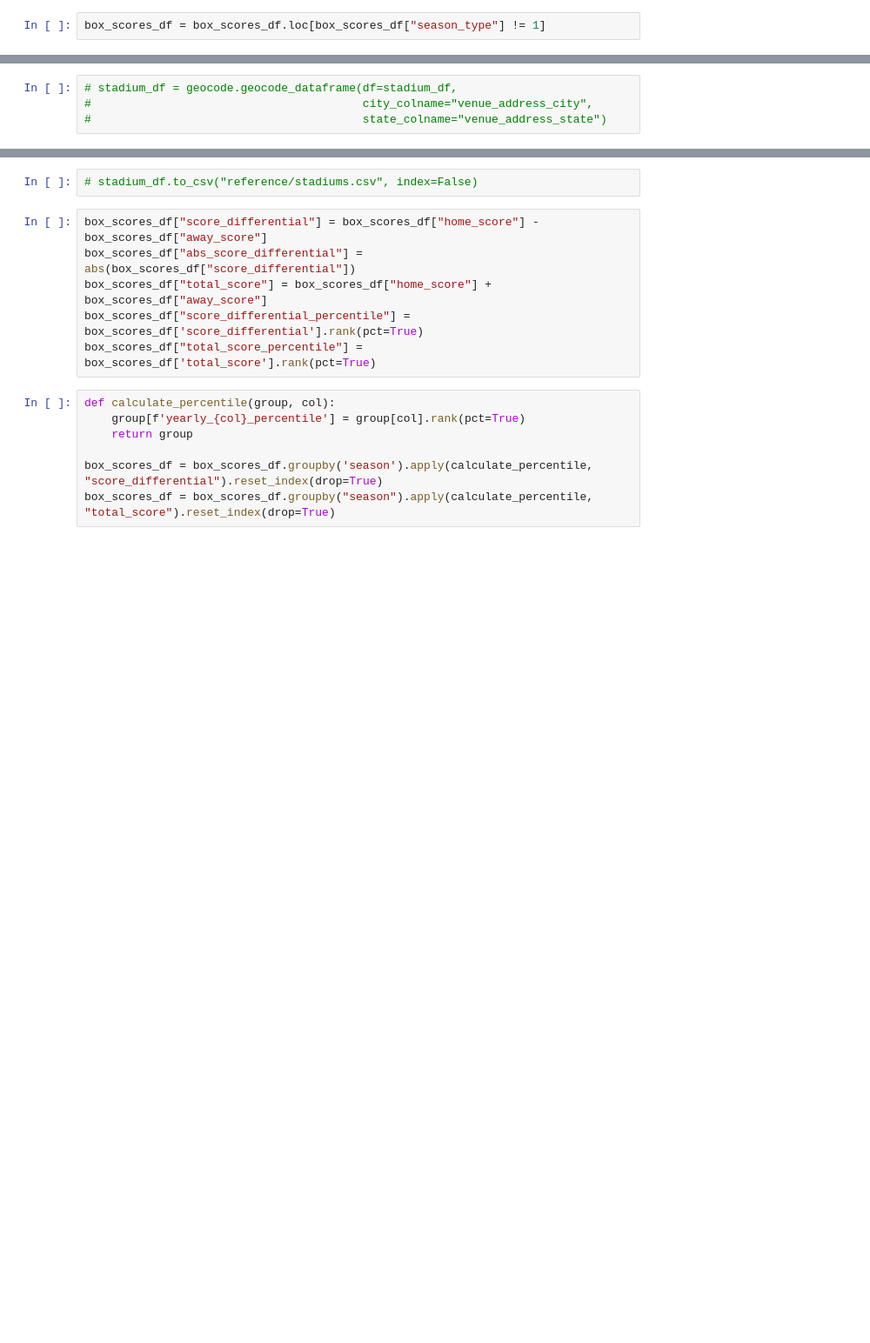
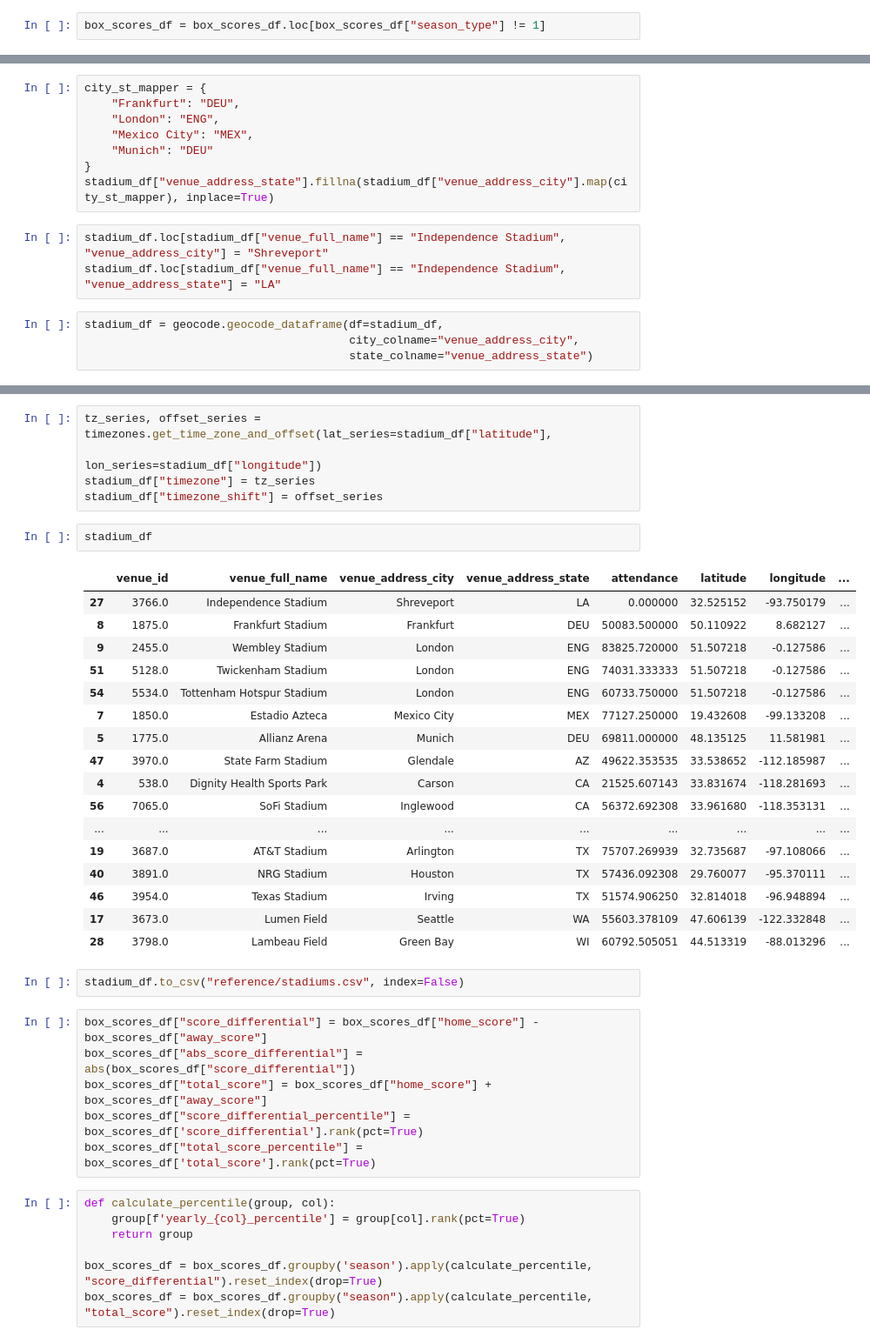
Before and after one commit to dan8239/nfl-data-engineering, a Jupyter notebook: src/box_scores/box_scores_eda.ipynb, the cells around one changed output, grey strips where cells are left out. Shown at 87% size. Saved outputs shown, nothing was run; the diff lists cells and outputs as text; blank space fills up the shorter version.

```diff
--- a/src/box_scores/box_scores_eda.ipynb
+++ b/src/box_scores/box_scores_eda.ipynb
@@ -99,4 +137,15 @@ stadium_df = box_scores_df[[
+# %%
+city_st_mapper = {
+    "Frankfurt": "DEU",
+    "London": "ENG",
+    "Mexico City": "MEX",
+    "Munich": "DEU"
+}
+stadium_df["venue_address_state"].fillna(stadium_df["venue_address_city"].map(city_st_mapper), inplace=True)
+# %%
+stadium_df.loc[stadium_df["venue_full_name"] == "Independence Stadium", "venue_address_city"] = "Shreveport"
+stadium_df.loc[stadium_df["venue_full_name"] == "Independence Stadium", "venue_address_state"] = "LA"
 # %%
-# stadium_df = geocode.geocode_dataframe(df=stadium_df,
-#                                        city_colname="venue_address_city",
-#                                        state_colname="venue_address_state")
+stadium_df = geocode.geocode_dataframe(df=stadium_df,
+                                       city_colname="venue_address_city",
+                                       state_colname="venue_address_state")
@@ -103,5 +172,30 @@ stadium_df = box_scores_df[[
+# %%
+tz_series, offset_series = timezones.get_time_zone_and_offset(lat_series=stadium_df["latitude"],
+                                                                                lon_series=stadium_df["longitude"])
+stadium_df["timezone"] = tz_series
+stadium_df["timezone_shift"] = offset_series
+# %%
+stadium_df
+# %% [output]
+|  | venue_id | venue_full_name | venue_address_city | venue_address_state | attendance | latitude | longitude | ... |
+| 27 | 3766.0 | Independence Stadium | Shreveport | LA | 0.000000 | 32.525152 | -93.750179 | ... |
+| 8 | 1875.0 | Frankfurt Stadium | Frankfurt | DEU | 50083.500000 | 50.110922 | 8.682127 | ... |
+| 9 | 2455.0 | Wembley Stadium | London | ENG | 83825.720000 | 51.507218 | -0.127586 | ... |
+| 51 | 5128.0 | Twickenham Stadium | London | ENG | 74031.333333 | 51.507218 | -0.127586 | ... |
+| 54 | 5534.0 | Tottenham Hotspur Stadium | London | ENG | 60733.750000 | 51.507218 | -0.127586 | ... |
+| 7 | 1850.0 | Estadio Azteca | Mexico City | MEX | 77127.250000 | 19.432608 | -99.133208 | ... |
+| 5 | 1775.0 | Allianz Arena | Munich | DEU | 69811.000000 | 48.135125 | 11.581981 | ... |
+| 47 | 3970.0 | State Farm Stadium | Glendale | AZ | 49622.353535 | 33.538652 | -112.185987 | ... |
+| 4 | 538.0 | Dignity Health Sports Park | Carson | CA | 21525.607143 | 33.831674 | -118.281693 | ... |
+| 56 | 7065.0 | SoFi Stadium | Inglewood | CA | 56372.692308 | 33.961680 | -118.353131 | ... |
+| ... | ... | ... | ... | ... | ... | ... | ... | ... |
+| 19 | 3687.0 | AT&T Stadium | Arlington | TX | 75707.269939 | 32.735687 | -97.108066 | ... |
+| 40 | 3891.0 | NRG Stadium | Houston | TX | 57436.092308 | 29.760077 | -95.370111 | ... |
+| 46 | 3954.0 | Texas Stadium | Irving | TX | 51574.906250 | 32.814018 | -96.948894 | ... |
+| 17 | 3673.0 | Lumen Field | Seattle | WA | 55603.378109 | 47.606139 | -122.332848 | ... |
+| 28 | 3798.0 | Lambeau Field | Green Bay | WI | 60792.505051 | 44.513319 | -88.013296 | ... |
 # %%
-# stadium_df.to_csv("reference/stadiums.csv", index=False)
+stadium_df.to_csv("reference/stadiums.csv", index=False)
 # %%
 box_scores_df["score_differential"] = box_scores_df["home_score"] - box_scores_df["away_score"]
 box_scores_df["abs_score_differential"] = abs(box_scores_df["score_differential"])
```
Also changed, not shown: parts of 11 cells of this notebook, 12 other files.
